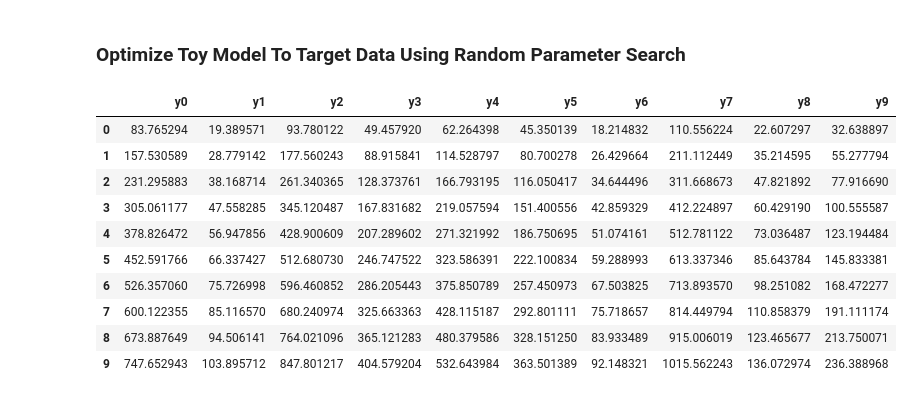
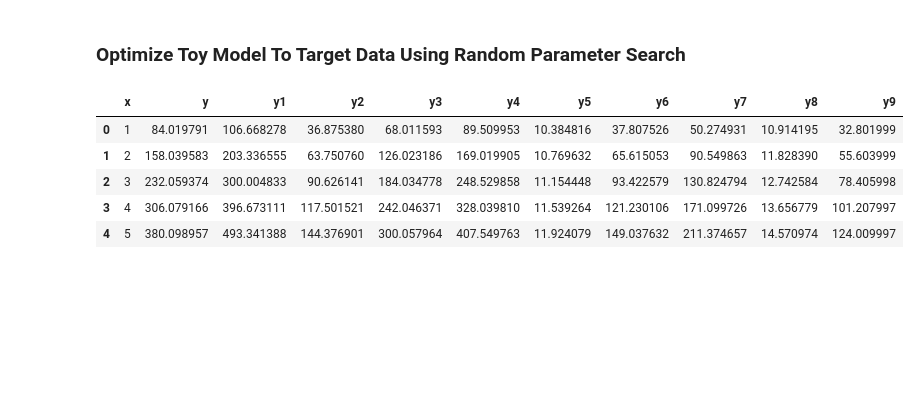
Before and after one commit to ryEllison/specialTopicsInNeuro, a Jupyter notebook: material/week2/solutionsNotebook.ipynb, the cells around one changed output. Saved outputs shown, nothing was run; the diff lists cells and outputs as text; code cells hidden in the pictures; blank space fills up the shorter version.

Commit message:
week 2, through opto using random param search

```diff
--- a/material/week2/solutionsNotebook.ipynb
+++ b/material/week2/solutionsNotebook.ipynb
@@ -930,8 +930,10 @@ plt.show()
 def toyModl(m, b = 10):
     '''
 
-    Fxnalized modl object
+    Fxnalized univariate linear regression modl object
     - Model params are now fxn args
+        * m is parg/kwarg
+        * b is darg
 
     '''
 
@@ -1151,67 +1158,66 @@ def sideBySide(*dfs):
     Jupyter render fxn, placing dfs side-by-side
 
     '''
 
-    # This is the giant div element. We will display this at the end
-    # Display:flex makes the div's children stack sideways
-    html = '<div style="display:flex">'
+    ##Construct div object with column-wise 'display:flex' div style
+    html = '<div style = "display:flex">'
 
-    # Iterating through dataframes
+    #Iteratively concat dfs column-wise
     for df in dfs:
-        # Putting each table in a div + setting a small margin
-        html += '<div style="margin-right: 2em">'
+        #Appending df html to root div object
+        html += '<div style = "margin-right: 2em">' \
+             +  df.to_html() \
+             +  '</div>'
 
-        # The actual table HTML string
-        html += df.to_html()
-
-        # Closing the div
-        html += '</div>'
-
-    # Closing the root div
+    #Close root div
     html += '</div>'
 
-    # Displaying the root div
+    #Render root div to jupyter
     display(HTML(html))
 
 ###Main block
-##Initialize iterator
+#Initialize iterator
 i = 0
 
-##Create conditional boundary
+#Create conditional boundary (i.e., the number of modls to compute)
 n = 10 - 1
 
-#DAQ tenseor instantiations
+#DAQ tensor instantiations
 modls = []
 error = []
 
-#Compute modl outputs subject to Monte-Carlo m selection
+#Compute modl outputs subject to Monte-Carlo param (m) selection
 while i <= n:
-    modls.append(toyModl(m = uniform(0, 101))['y'] \
-         .rename(f'y{i}'))
+    if i == 0:
+        #Conditionally capture x and y for first iteration
+        modls.append(toyModl(m = uniform(0, 100 + 1)))
 
-    #Capture error signal
-    error.append(mse(optoData['y'], modls[i]))
+        #Capture MSE error signal between target data and modl output for first iteration
+        error.append(mse(optoData['y'], modls[i]['y']))
+
+    else:
+        #Conditionally capture y for remainder of iterations
+        modls.append(toyModl(m = uniform(0, 100 + 1))['y'] \
+             .rename(f'y{i}'))
+
+        #Capture MSE error signal between target data and modl output for remainder of iterations
+        error.append(mse(optoData['y'], modls[i]))
 
     #Increase iterator
     i += 1
 
 #Transform to nd heterogenous df
 data = pd.concat(modls, axis = 1)
-data_ = pd.DataFrame({'modl': data.columns.values,
+data_ = pd.DataFrame({'modl': data.columns.values[1:],
                       'err': error})
 
-# #I.O
-sideBySide(data, data_)
+#I.O
+sideBySide(data.head(), data_.head())
 # %% [output]
-|  | y0 | y1 | y2 | y3 | y4 | y5 | y6 | y7 | y8 | y9 |
-| 0 | 83.765294 | 19.389571 | 93.780122 | 49.457920 | 62.264398 | 45.350139 | 18.214832 | 110.556224 | 22.607297 | 32.638897 |
-| 1 | 157.530589 | 28.779142 | 177.560243 | 88.915841 | 114.528797 | 80.700278 | 26.429664 | 211.112449 | 35.214595 | 55.277794 |
-| 2 | 231.295883 | 38.168714 | 261.340365 | 128.373761 | 166.793195 | 116.050417 | 34.644496 | 311.668673 | 47.821892 | 77.916690 |
-| 3 | 305.061177 | 47.558285 | 345.120487 | 167.831682 | 219.057594 | 151.400556 | 42.859329 | 412.224897 | 60.429190 | 100.555587 |
-| 4 | 378.826472 | 56.947856 | 428.900609 | 207.289602 | 271.321992 | 186.750695 | 51.074161 | 512.781122 | 73.036487 | 123.194484 |
-| 5 | 452.591766 | 66.337427 | 512.680730 | 246.747522 | 323.586391 | 222.100834 | 59.288993 | 613.337346 | 85.643784 | 145.833381 |
-| 6 | 526.357060 | 75.726998 | 596.460852 | 286.205443 | 375.850789 | 257.450973 | 67.503825 | 713.893570 | 98.251082 | 168.472277 |
-| 7 | 600.122355 | 85.116570 | 680.240974 | 325.663363 | 428.115187 | 292.801111 | 75.718657 | 814.449794 | 110.858379 | 191.111174 |
-| 8 | 673.887649 | 94.506141 | 764.021096 | 365.121283 | 480.379586 | 328.151250 | 83.933489 | 915.006019 | 123.465677 | 213.750071 |
-| 9 | 747.652943 | 103.895712 | 847.801217 | 404.579204 | 532.643984 | 363.501389 | 92.148321 | 1015.562243 | 136.072974 | 236.388968 |
+|  | x | y | y1 | y2 | y3 | y4 | y5 | y6 | y7 | y8 | y9 |
+| 0 | 1 | 84.019791 | 106.668278 | 36.875380 | 68.011593 | 89.509953 | 10.384816 | 37.807526 | 50.274931 | 10.914195 | 32.801999 |
+| 1 | 2 | 158.039583 | 203.336555 | 63.750760 | 126.023186 | 169.019905 | 10.769632 | 65.615053 | 90.549863 | 11.828390 | 55.603999 |
+| 2 | 3 | 232.059374 | 300.004833 | 90.626141 | 184.034778 | 248.529858 | 11.154448 | 93.422579 | 130.824794 | 12.742584 | 78.405998 |
+| 3 | 4 | 306.079166 | 396.673111 | 117.501521 | 242.046371 | 328.039810 | 11.539264 | 121.230106 | 171.099726 | 13.656779 | 101.207997 |
+| 4 | 5 | 380.098957 | 493.341388 | 144.376901 | 300.057964 | 407.549763 | 11.924079 | 149.037632 | 211.374657 | 14.570974 | 124.009997 |
 |  | modl | err |
```
Also changed, not shown: parts of 13 cells of this notebook, 1 other file.
